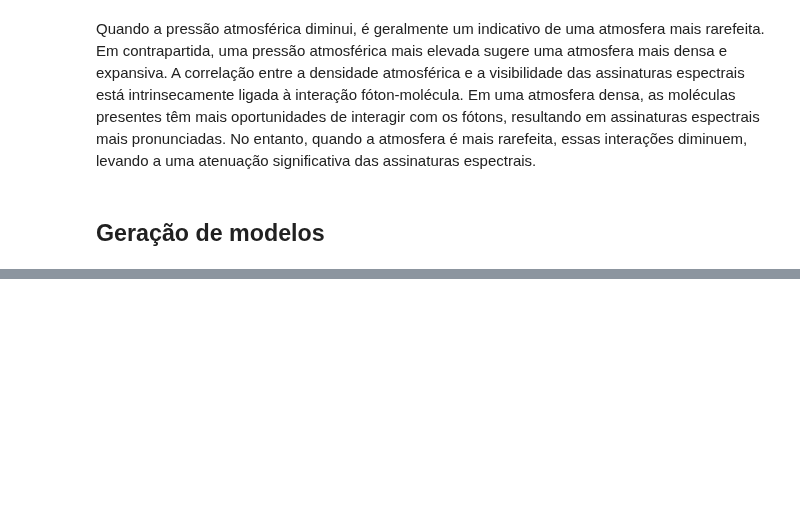
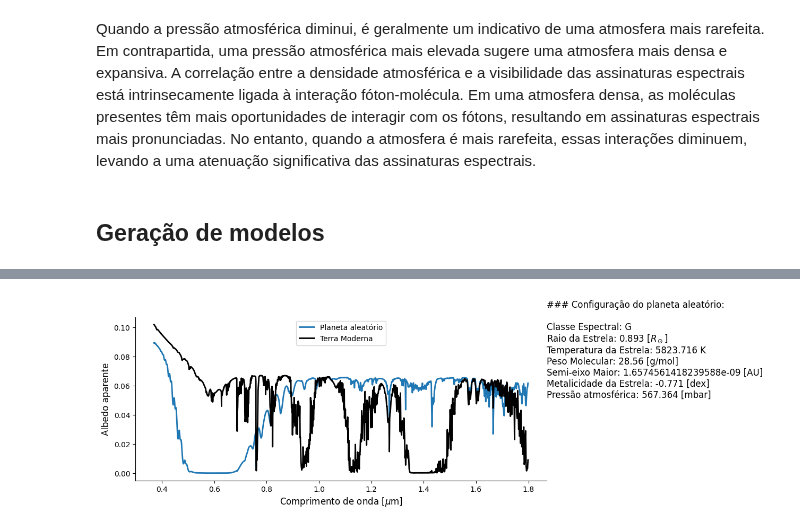
Before and after one commit to SarahBarbosa/geexhp, a Jupyter notebook: notebooks/terra_moderna.ipynb, the cells around one changed output, grey strips where cells are left out. Saved outputs shown, nothing was run; the diff lists cells and outputs as text; code cells hidden in the pictures; blank space fills up the shorter version.

```diff
--- a/notebooks/terra_moderna.ipynb
+++ b/notebooks/terra_moderna.ipynb
@@ -452,15 +594,3 @@ ax.legend();
 Quando a pressão atmosférica diminui, é geralmente um indicativo de uma atmosfera mais rarefeita. Em contrapartida, uma pressão atmosférica mais elevada sugere uma atmosfera mais densa e expansiva. A correlação entre a densidade atmosférica e a visibilidade das assinaturas espectrais está intrinsecamente ligada à interação fóton-molécula. Em uma atmosfera densa, as moléculas presentes têm mais oportunidades de interagir com os fótons, resultando em assinaturas espectrais mais pronunciadas. No entanto, quando a atmosfera é mais rarefeita, essas interações diminuem, levando a uma atenuação significativa das assinaturas espectrais.
 # %% [markdown]
 ## Geração de modelos
-# %%
-for aleatorio in range(20):
-    aleatorio = config.copy()
-    config_aleatorio(aleatorio, mod_telescopio = True)
-    resultado_random = psg.run(aleatorio)
-
-    spectrum_random = EspectroAnalise(resultado_random)
-
-    _, ax = plt.subplots()
-    spectrum_random.plotar_espectro(ax = ax, label = "Planeta aleatório", cor_linha = "tab:blue")
-    # spectrum.plotar_espectro(ax = ax, label = "Terra Moderna", cor_linha = "black")
-    ax.legend();
@@ -480,0 +603,32 @@ O número de colunas excedeu o necessário!
+# %%
+CLASSE_ESPECTRAL = aleatorio['OBJECT-STAR-TYPE']
+RAIO_ESTRELA = aleatorio['OBJECT-STAR-RADIUS']
+TEMPERATURA_ESTRELA = aleatorio['OBJECT-STAR-TEMPERATURE']
+PESO_MOLECULAR = aleatorio['ATMOSPHERE-WEIGHT']
+SEMI_EIXO_MAIOR = aleatorio['OBJECT-STAR-DISTANCE']
+METALICIDADE_ESTRELA = aleatorio['OBJECT-STAR-METALLICITY']
+PRESSAO_ATMO = aleatorio["ATMOSPHERE-PRESSURE"]
+
+_, ax = plt.subplots()
+
+spectrum_random.plotar_espectro(ax = ax, label = "Planeta aleatório")
+spectrum.plotar_espectro(ax = ax, cor_linha = "k", label = "Terra Moderna")
+plt.legend(loc = "upper center")
+
+texto = ("### Configuração do planeta aleatório:\n\n"
+         f"Classe Espectral: {CLASSE_ESPECTRAL}\n"
+         f"Raio da Estrela: {RAIO_ESTRELA} [$R_\odot$]\n"
+         f"Temperatura da Estrela: {TEMPERATURA_ESTRELA} K\n"
+         f"Peso Molecular: {PESO_MOLECULAR} [g/mol]\n"
+         f"Semi-eixo Maior: {SEMI_EIXO_MAIOR} [AU]\n"
+         f"Metalicidade da Estrela: {METALICIDADE_ESTRELA} [dex]\n"
+         f"Pressão atmosférica: {PRESSAO_ATMO} [mbar]")
+
+plt.text(1, 0.8, texto,
+         horizontalalignment='left',
+         verticalalignment='center',
+         transform=plt.gca().transAxes)
+
+plt.show()
+# %% [output]
+[figure, added]
```
Also changed, not shown: parts of 15 cells of this notebook.
